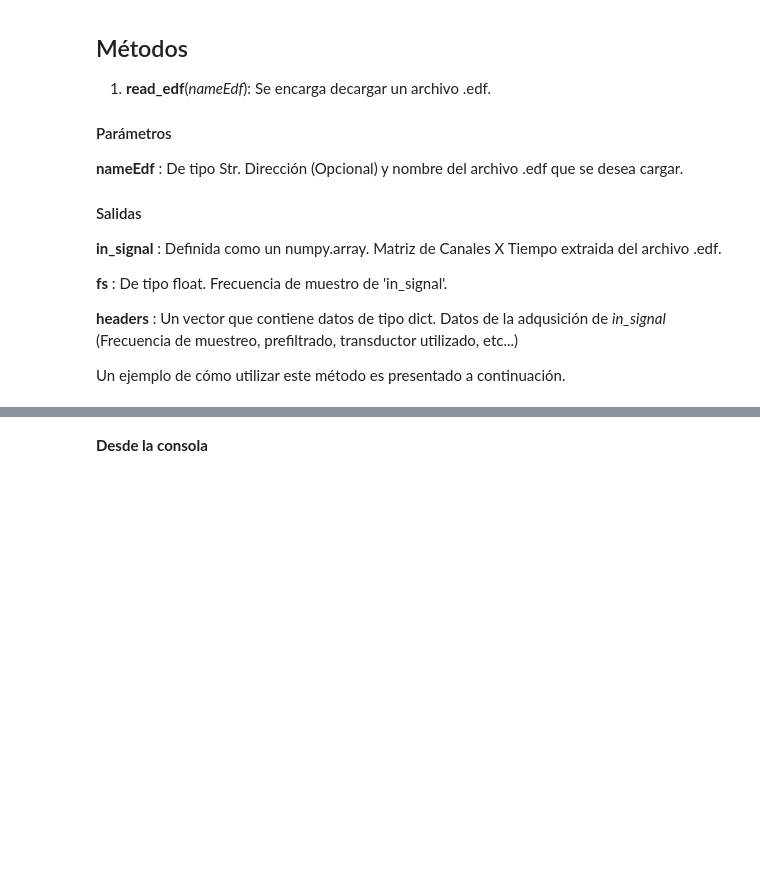
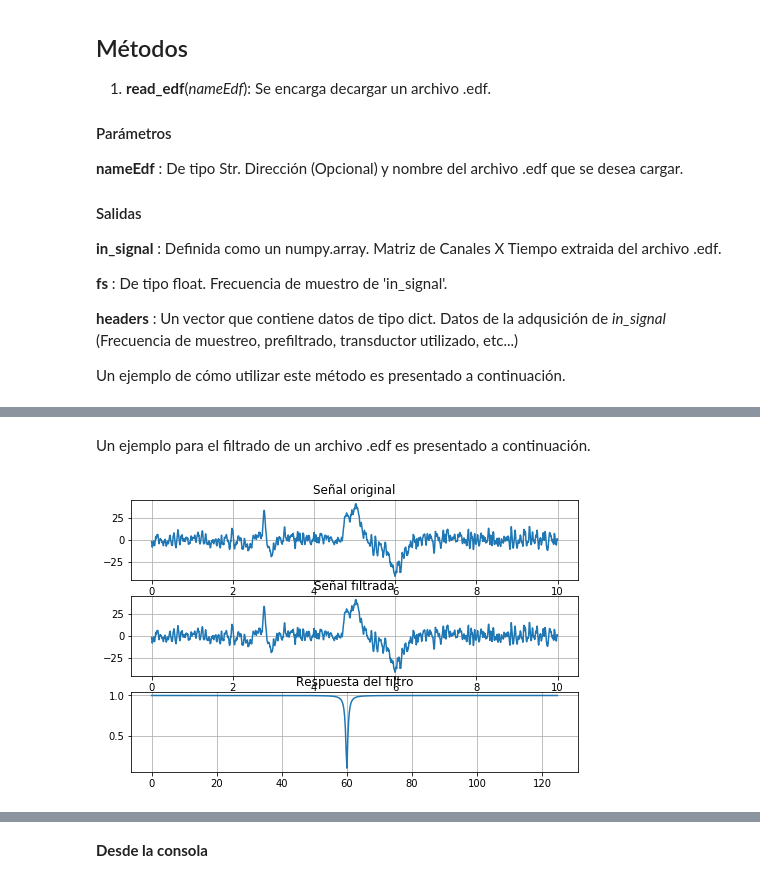
Before and after one commit to maurosc3ner/Notch, a Jupyter notebook: Notch.ipynb, the cells around one changed output, grey strips where cells are left out. Cells and saved outputs as stored; diff of their text form; code cells hidden in the pictures; blank space fills up the shorter version.

Commit message:
Guía del filtro notch --Luisa

```diff
--- a/Notch.ipynb
+++ b/Notch.ipynb
@@ -84,4 +85,44 @@ plt.show()
 [figure]
+# %% [markdown]
+Un ejemplo para el filtrado de un archivo .edf es presentado a continuación.
+# %%
+import matplotlib.pyplot as plt
+from notch import Notch
+import numpy as np
+from scipy import signal
+
+notch1 = Notch()
+inp,fs,headers = notch1.read_edf('sujeto_base.edf')
+out,num,den = notch1.filt(inp,fs)
+
+n = 2500 # 10 segundos.
+t = np.linspace(0,(n-1)/fs,n)
+ti = 1000 # Segundo inical.
+tf = 1010 # Segundo final.
+ni = ti*fs # Muestra inicial.
+nf = tf*fs # Muestra final.
+
+# Generación de gráficas CANAL 10.
+
+fig,subplt=plt.subplots(3,1,figsize=(8,5))
+subplt[0].plot(t,inp[9][ni:nf])
+subplt[0].title.set_text('Señal original')
+subplt[0].grid()
+
+subplt[1].plot(t,out[9][ni:nf])
+subplt[1].title.set_text('Señal filtrada')
+subplt[1].grid()
+
+# Respuesta del filtro
+w,h=signal.freqz(num,den)
+
+freq=w*fs/(2*np.pi)
+subplt[2].plot(freq,abs(h))
+subplt[2].title.set_text('Respuesta del filtro')
+plt.grid()
+plt.show()
+# %% [output]
+[figure, added]
 # %% [markdown]
 3) __write_edf__(*in_signal,headers,nameEdf*): Se encarga de crear un nuevo archivo archivo .edf.
 
```
Also changed, not shown: parts of 3 cells of this notebook.
